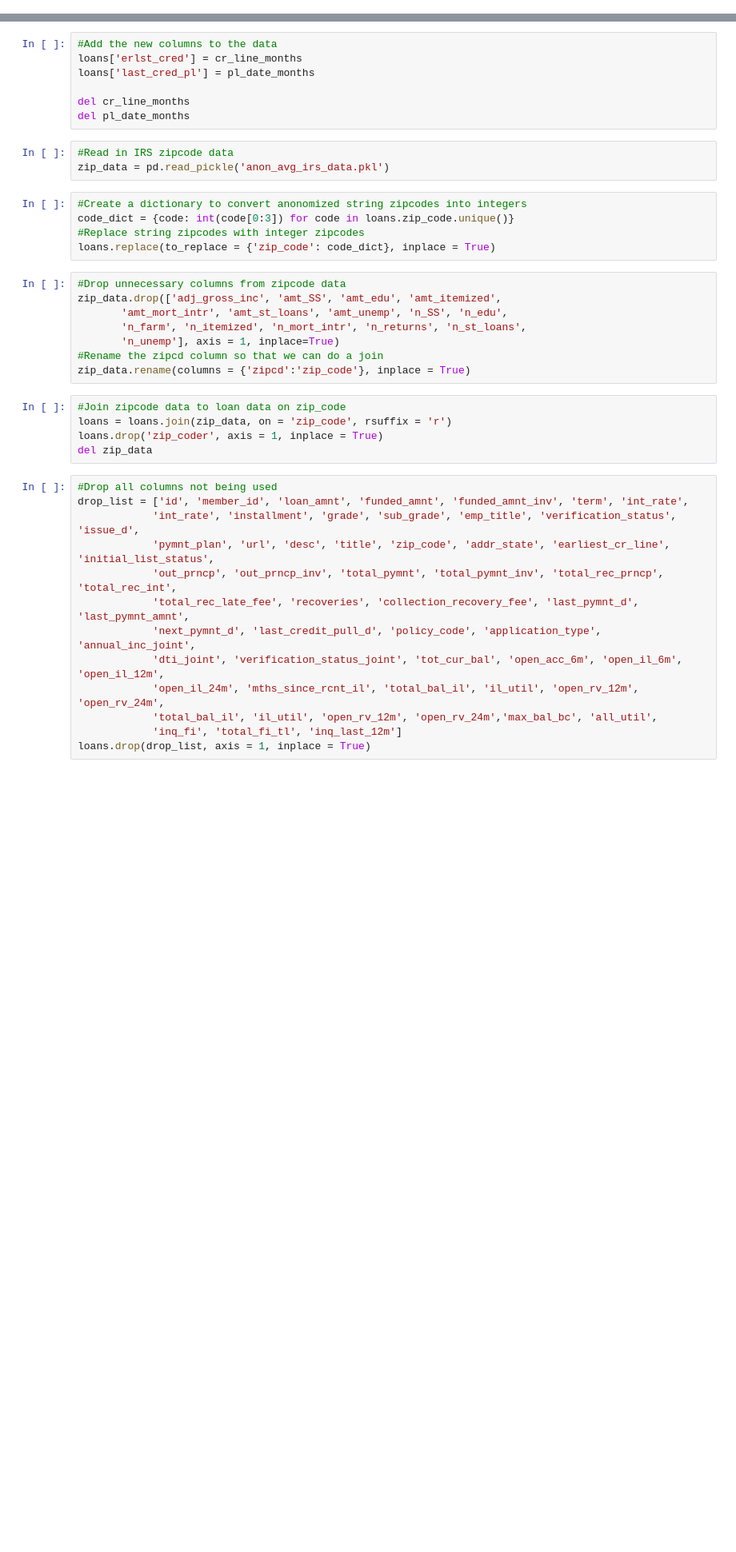
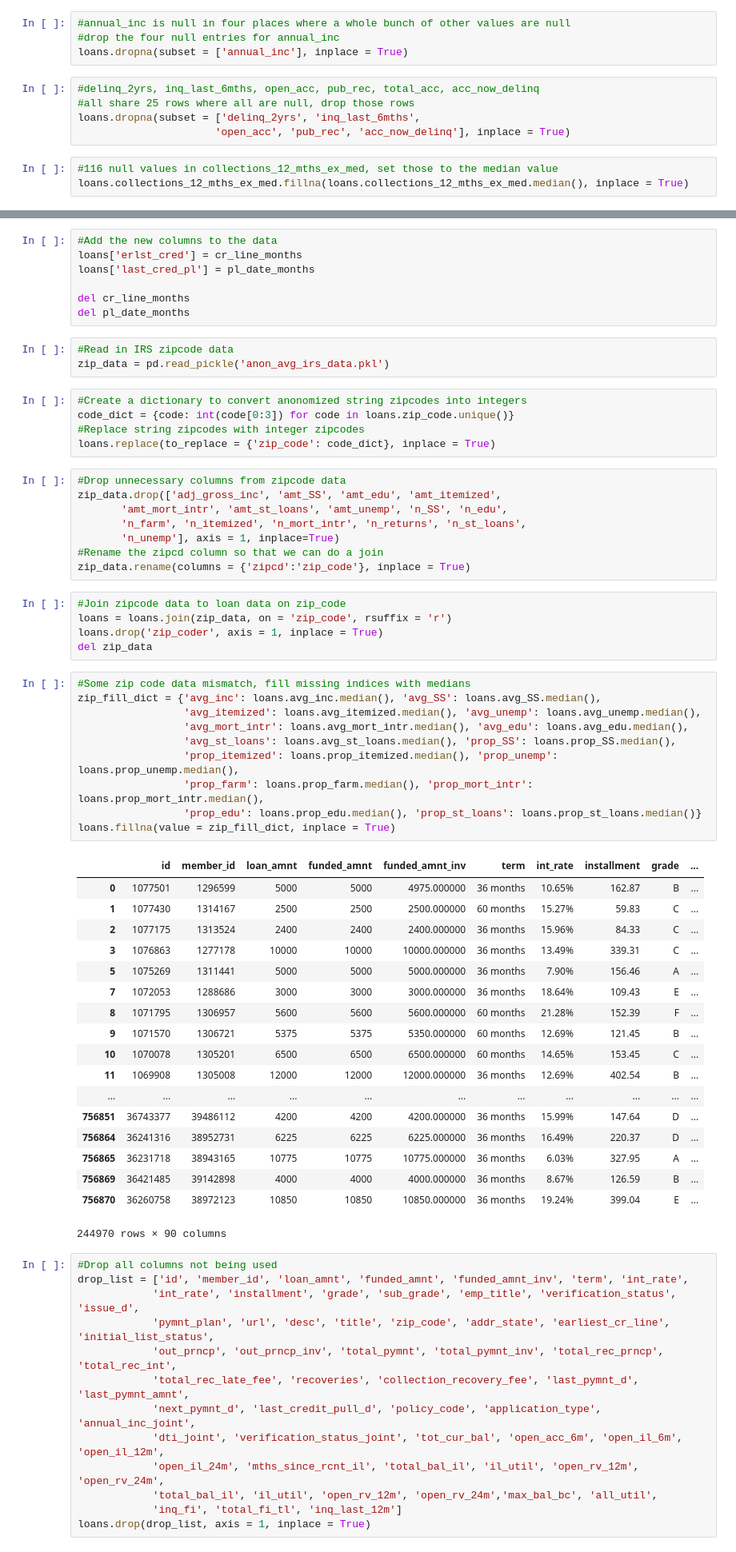
Before and after one commit to jsabrams/ds_workshop, a Jupyter notebook: capstone_project/data_cleaning_processing.ipynb, the cells around one changed output, grey strips where cells are left out. Shown: that part at 80% size. Cells and saved outputs as stored; diff of their text form; blank space fills up the shorter version.

Commit message:
data cleaning and aggregation complete, ready for feature normalization

```diff
--- a/capstone_project/data_cleaning_processing.ipynb
+++ b/capstone_project/data_cleaning_processing.ipynb
@@ -38,6 +38,18 @@ loans.replace(to_replace = 'Default', value = 'Charged Off', inplace = True)
 # %%
 #Filter out everything but 'fully paid' and 'charged off'
 loans = loans[(loans.loan_status == 'Fully Paid') | (loans.loan_status == 'Charged Off')]
+# %%
+#annual_inc is null in four places where a whole bunch of other values are null
+#drop the four null entries for annual_inc
+loans.dropna(subset = ['annual_inc'], inplace = True)
+# %%
+#delinq_2yrs, inq_last_6mths, open_acc, pub_rec, total_acc, acc_now_delinq
+#all share 25 rows where all are null, drop those rows
+loans.dropna(subset = ['delinq_2yrs', 'inq_last_6mths',
+                      'open_acc', 'pub_rec', 'acc_now_delinq'], inplace = True)
+# %%
+#116 null values in collections_12_mths_ex_med, set those to the median value
+loans.collections_12_mths_ex_med.fillna(loans.collections_12_mths_ex_med.median(), inplace = True)
 # %%
 #Clean home_ownership
 #There is one loan with home_ownwership == 'ANY', add that to 'OTHER'
@@ -106,6 +118,35 @@ zip_data.rename(columns = {'zipcd':'zip_code'}, inplace = True)
 loans = loans.join(zip_data, on = 'zip_code', rsuffix = 'r')
 loans.drop('zip_coder', axis = 1, inplace = True)
 del zip_data
+# %%
+#Some zip code data mismatch, fill missing indices with medians
+zip_fill_dict = {'avg_inc': loans.avg_inc.median(), 'avg_SS': loans.avg_SS.median(),
+                 'avg_itemized': loans.avg_itemized.median(), 'avg_unemp': loans.avg_unemp.median(),
+                 'avg_mort_intr': loans.avg_mort_intr.median(), 'avg_edu': loans.avg_edu.median(),
+                 'avg_st_loans': loans.avg_st_loans.median(), 'prop_SS': loans.prop_SS.median(),
+                 'prop_itemized': loans.prop_itemized.median(), 'prop_unemp': loans.prop_unemp.median(),
+                 'prop_farm': loans.prop_farm.median(), 'prop_mort_intr': loans.prop_mort_intr.median(),
+                 'prop_edu': loans.prop_edu.median(), 'prop_st_loans': loans.prop_st_loans.median()}
+loans.fillna(value = zip_fill_dict, inplace = True)
+# %% [output]
+|  | id | member_id | loan_amnt | funded_amnt | funded_amnt_inv | term | int_rate | installment | grade | ... |
+| 0 | 1077501 | 1296599 | 5000 | 5000 | 4975.000000 | 36 months | 10.65% | 162.87 | B | ... |
+| 1 | 1077430 | 1314167 | 2500 | 2500 | 2500.000000 | 60 months | 15.27% | 59.83 | C | ... |
+| 2 | 1077175 | 1313524 | 2400 | 2400 | 2400.000000 | 36 months | 15.96% | 84.33 | C | ... |
+| 3 | 1076863 | 1277178 | 10000 | 10000 | 10000.000000 | 36 months | 13.49% | 339.31 | C | ... |
+| 5 | 1075269 | 1311441 | 5000 | 5000 | 5000.000000 | 36 months | 7.90% | 156.46 | A | ... |
+| 7 | 1072053 | 1288686 | 3000 | 3000 | 3000.000000 | 36 months | 18.64% | 109.43 | E | ... |
+| 8 | 1071795 | 1306957 | 5600 | 5600 | 5600.000000 | 60 months | 21.28% | 152.39 | F | ... |
+| 9 | 1071570 | 1306721 | 5375 | 5375 | 5350.000000 | 60 months | 12.69% | 121.45 | B | ... |
+| 10 | 1070078 | 1305201 | 6500 | 6500 | 6500.000000 | 60 months | 14.65% | 153.45 | C | ... |
+| 11 | 1069908 | 1305008 | 12000 | 12000 | 12000.000000 | 36 months | 12.69% | 402.54 | B | ... |
+| ... | ... | ... | ... | ... | ... | ... | ... | ... | ... | ... |
+| 756851 | 36743377 | 39486112 | 4200 | 4200 | 4200.000000 | 36 months | 15.99% | 147.64 | D | ... |
+| 756864 | 36241316 | 38952731 | 6225 | 6225 | 6225.000000 | 36 months | 16.49% | 220.37 | D | ... |
+| 756865 | 36231718 | 38943165 | 10775 | 10775 | 10775.000000 | 36 months | 6.03% | 327.95 | A | ... |
+| 756869 | 36421485 | 39142898 | 4000 | 4000 | 4000.000000 | 36 months | 8.67% | 126.59 | B | ... |
+| 756870 | 36260758 | 38972123 | 10850 | 10850 | 10850.000000 | 36 months | 19.24% | 399.04 | E | ... |
+244970 rows × 90 columns
 # %%
 #Drop all columns not being used
 drop_list = ['id', 'member_id', 'loan_amnt', 'funded_amnt', 'funded_amnt_inv', 'term', 'int_rate',
```
Also changed, not shown: parts of 3 cells of this notebook.
